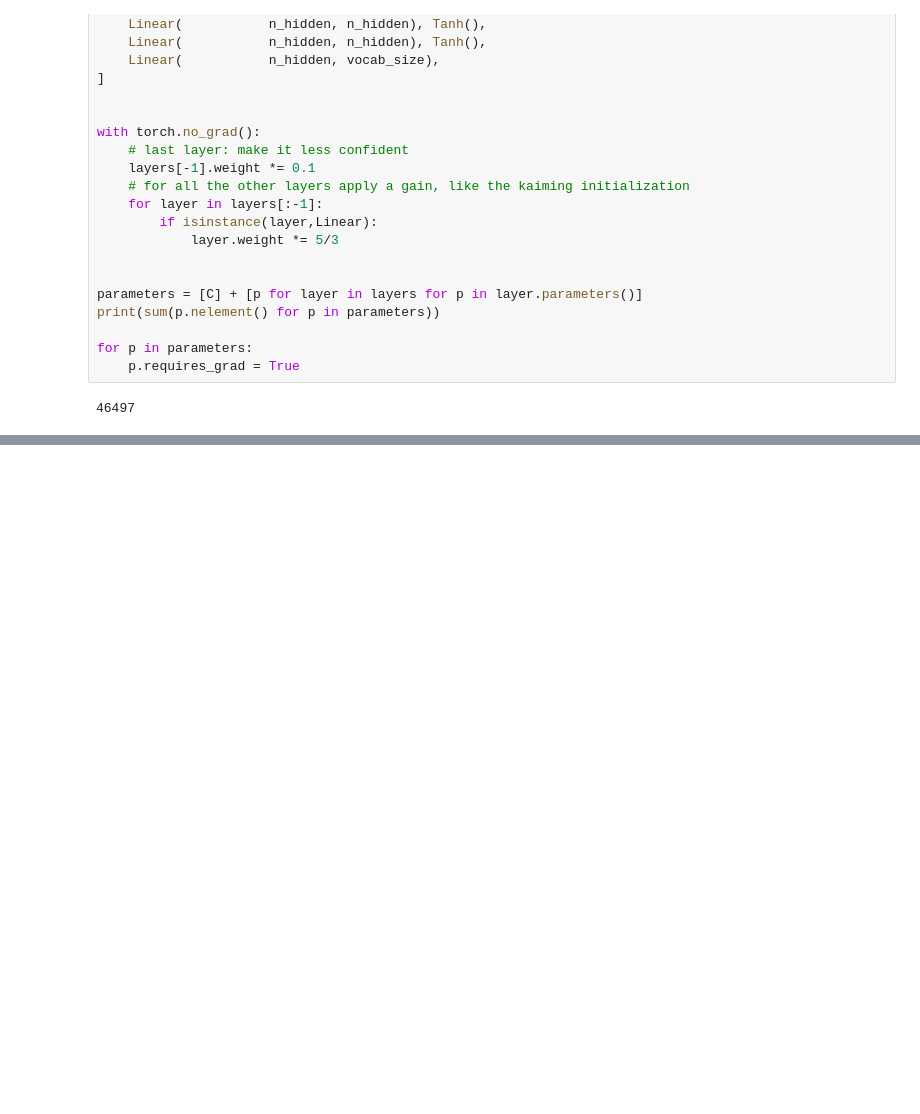
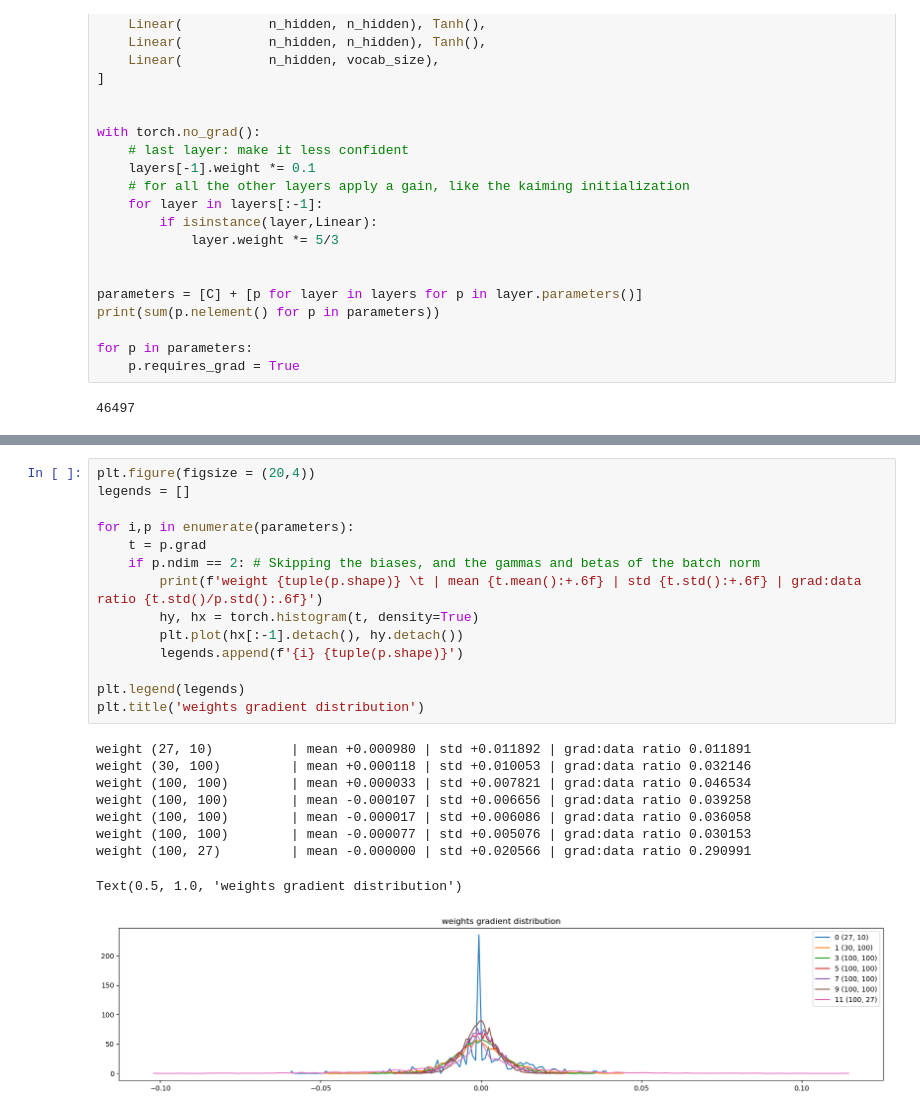
Before and after one commit to hrdkbhatnagar/neural-networks-deep-dive, a Jupyter notebook: makemore/makemore-mlp.ipynb, the cells around one changed output, grey strips where cells are left out. Cells and saved outputs as stored; diff of their text form; blank space fills up the shorter version.

```diff
--- a/makemore/makemore-mlp.ipynb
+++ b/makemore/makemore-mlp.ipynb
@@ -647,0 +681,24 @@ Text(0.5, 1.0, 'Distribution of the gradients')
+# %%
+plt.figure(figsize = (20,4))
+legends = []
+
+for i,p in enumerate(parameters):
+    t = p.grad
+    if p.ndim == 2: # Skipping the biases, and the gammas and betas of the batch norm
+        print(f'weight {tuple(p.shape)} \t | mean {t.mean():+.6f} | std {t.std():+.6f} | grad:data ratio {t.std()/p.std():.6f}')
+        hy, hx = torch.histogram(t, density=True)
+        plt.plot(hx[:-1].detach(), hy.detach())
+        legends.append(f'{i} {tuple(p.shape)}')
+
+plt.legend(legends)
+plt.title('weights gradient distribution')
+# %% [output]
+weight (27, 10)          | mean +0.000980 | std +0.011892 | grad:data ratio 0.011891
+weight (30, 100)         | mean +0.000118 | std +0.010053 | grad:data ratio 0.032146
+weight (100, 100)        | mean +0.000033 | std +0.007821 | grad:data ratio 0.046534
+weight (100, 100)        | mean -0.000107 | std +0.006656 | grad:data ratio 0.039258
+weight (100, 100)        | mean -0.000017 | std +0.006086 | grad:data ratio 0.036058
+weight (100, 100)        | mean -0.000077 | std +0.005076 | grad:data ratio 0.030153
+weight (100, 27)         | mean -0.000000 | std +0.020566 | grad:data ratio 0.290991
+Text(0.5, 1.0, 'weights gradient distribution')
+[figure, added]
```
Also changed, not shown: parts of 19 cells of this notebook.
